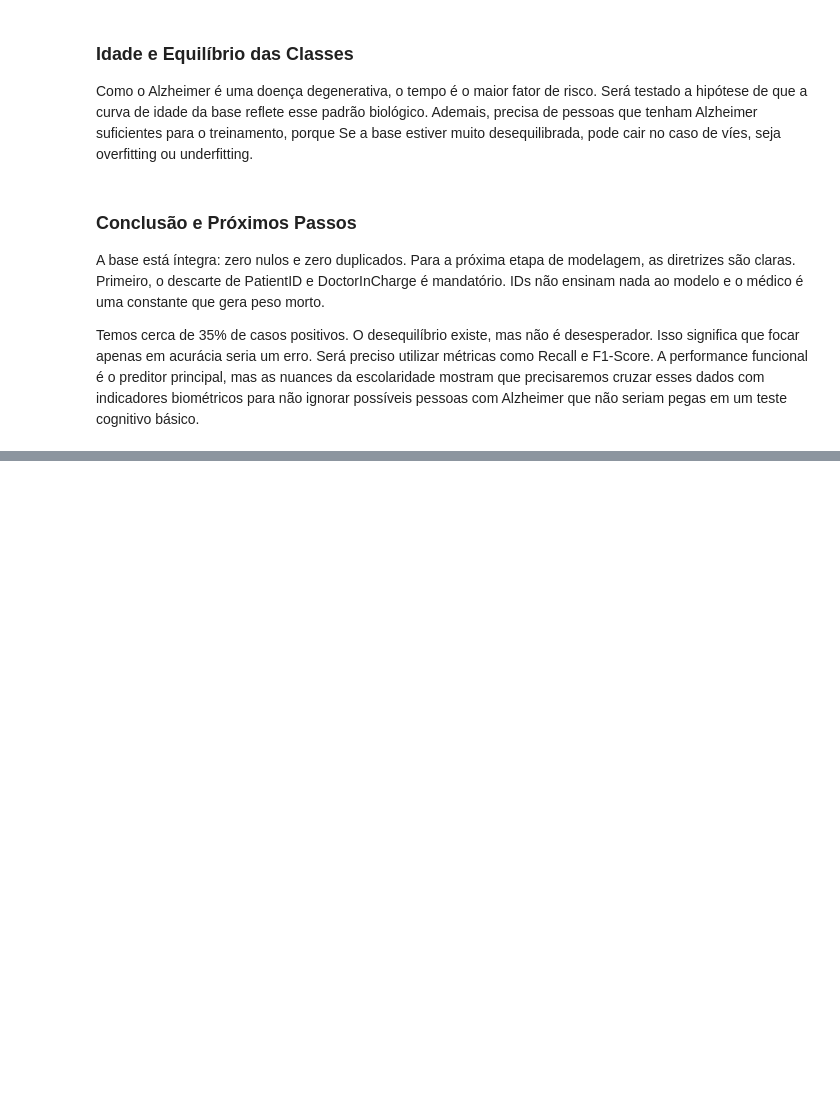
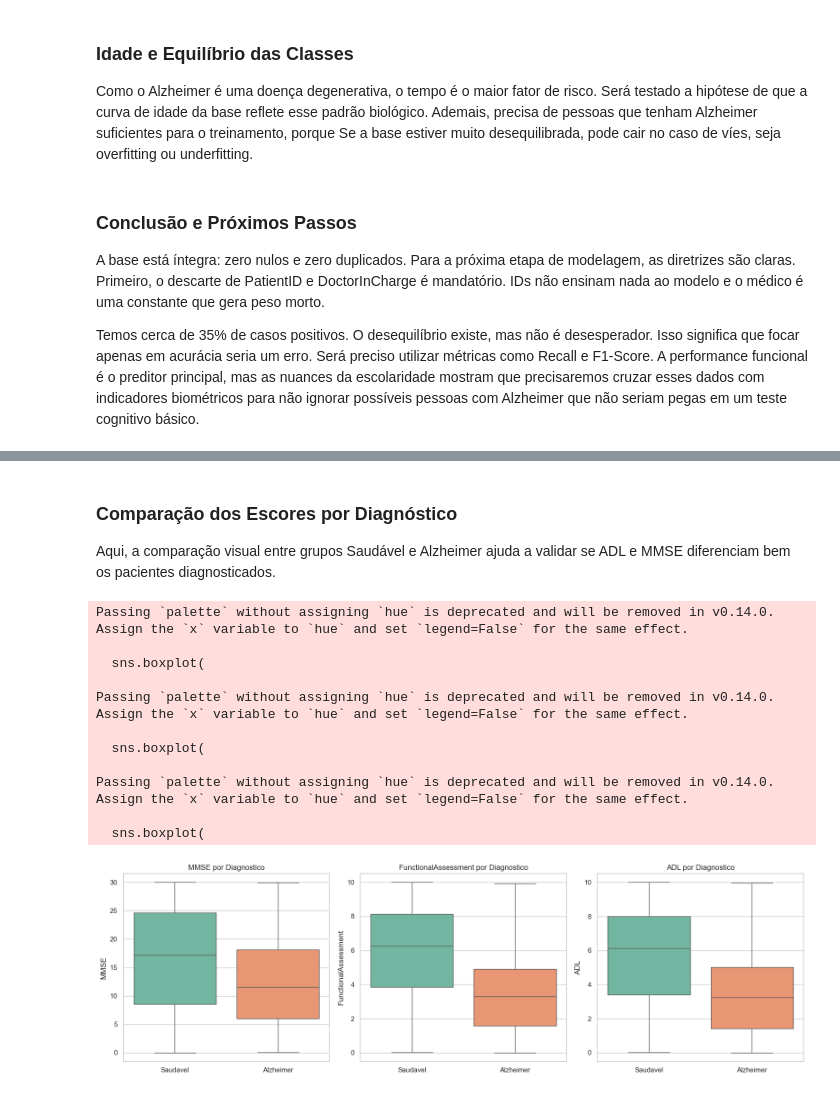
Before and after one commit to ArtyMend07/alzheimer-clinical-predictor, a Jupyter notebook: notebooks/analise_exploratoria.ipynb, the cells around one changed output, grey strips where cells are left out. Cells and saved outputs as stored; diff of their text form; code cells hidden in the pictures; blank space fills up the shorter version.

```diff
--- a/notebooks/analise_exploratoria.ipynb
+++ b/notebooks/analise_exploratoria.ipynb
@@ -117,0 +209,34 @@ Temos cerca de 35% de casos positivos. O desequilíbrio existe, mas não é dese
+# %% [markdown]
+### Comparação dos Escores por Diagnóstico
+
+Aqui, a comparação visual entre grupos Saudável e Alzheimer ajuda a validar se ADL e MMSE diferenciam bem os pacientes diagnosticados.
+# %%
+df_funcional["Status_Diagnostico"] = df_funcional["Diagnosis"].map({0: "Saudavel", 1: "Alzheimer"})
+
+fig, axes = plt.subplots(1, 3, figsize=(16, 5))
+for i, metrica in enumerate(colunas_funcionais):
+    sns.boxplot(
+        data=df_funcional,
+        x="Status_Diagnostico",
+        y=metrica,
+        palette="Set2",
+        ax=axes[i],
+    )
+    axes[i].set_title(f"{metrica} por Diagnostico")
+    axes[i].set_xlabel("")
+
+plt.tight_layout()
+plt.show()
+# %% [output]
+Passing `palette` without assigning `hue` is deprecated and will be removed in v0.14.0. Assign the `x` variable to `hue` and set `legend=False` for the same effect.
+
+  sns.boxplot(
+
+Passing `palette` without assigning `hue` is deprecated and will be removed in v0.14.0. Assign the `x` variable to `hue` and set `legend=False` for the same effect.
+
+  sns.boxplot(
+
+Passing `palette` without assigning `hue` is deprecated and will be removed in v0.14.0. Assign the `x` variable to `hue` and set `legend=False` for the same effect.
+
+  sns.boxplot(
+[figure, added]
```
Also changed, not shown: parts of 8 cells of this notebook.
